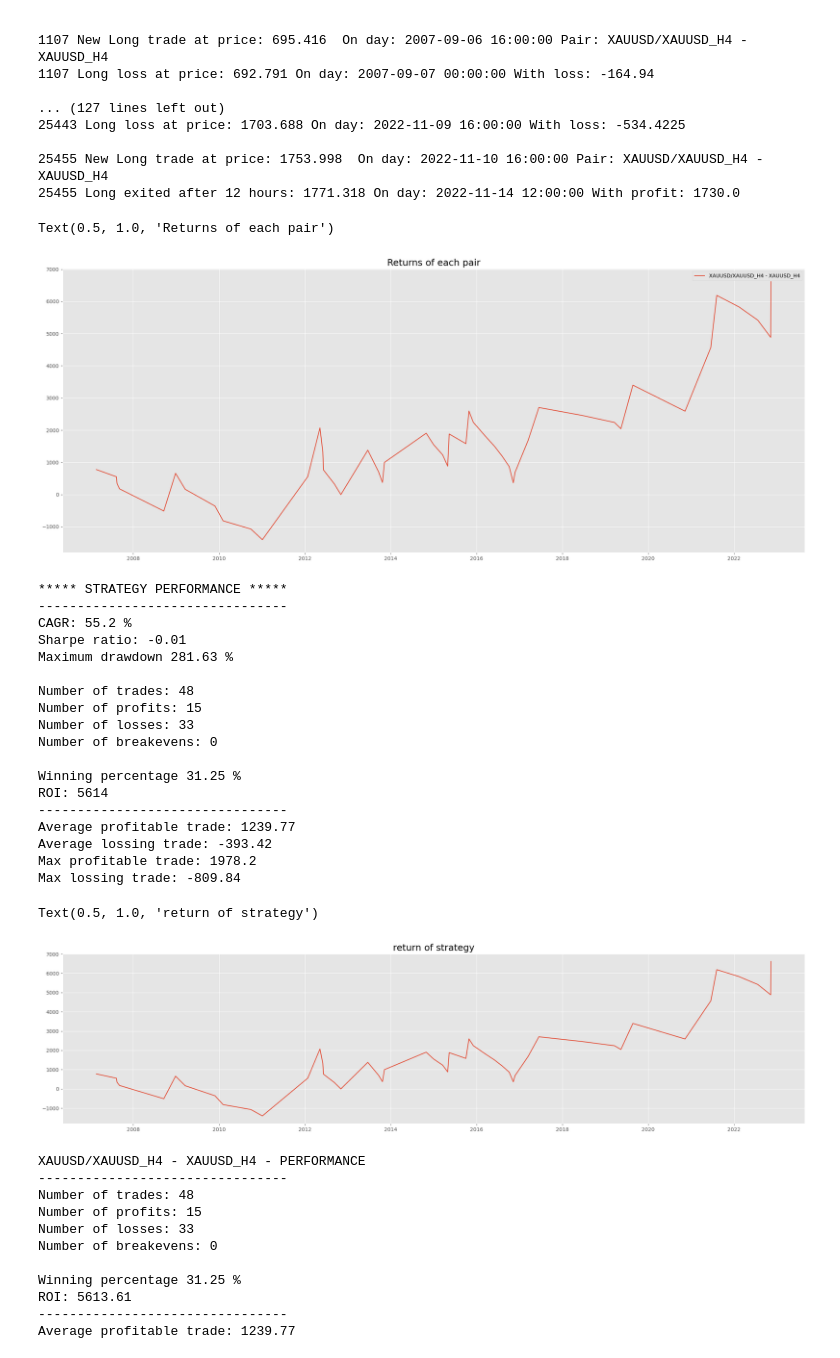
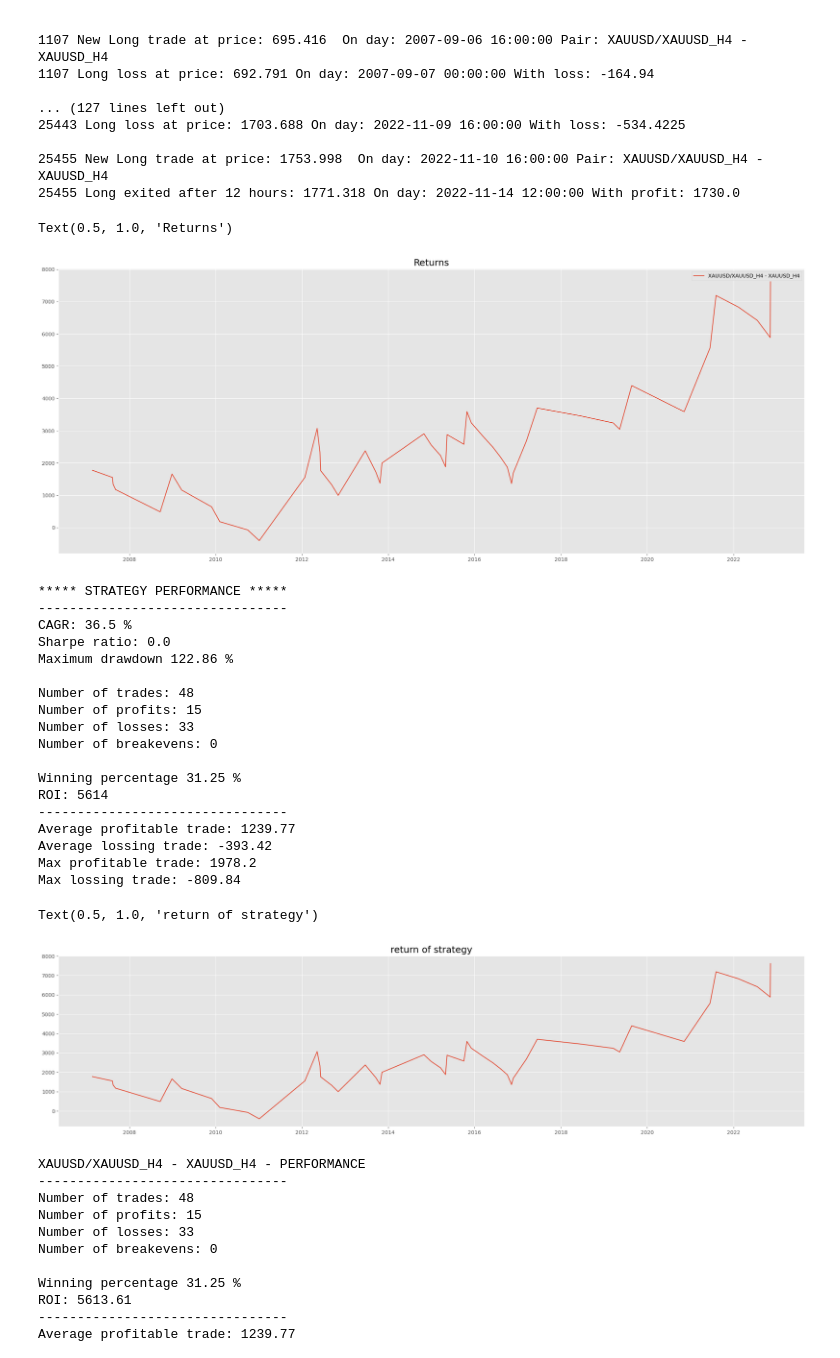
Before and after one commit to Kittipong91/XAUUSD_algorithmic_trading, a Jupyter notebook: backtest/Strategy+4+-Long+bar+with+small+wicks.ipynb/Strategy 4 -Long bar with small wicks.ipynb, the cells around one changed output. Cells and saved outputs as stored; diff of their text form; code cells hidden in the pictures.

```diff
--- a/backtest/Strategy+4+-Long+bar+with+small+wicks.ipynb/Strategy 4 -Long bar with small wicks.ipynb
+++ b/backtest/Strategy+4+-Long+bar+with+small+wicks.ipynb/Strategy 4 -Long bar with small wicks.ipynb
@@ -25,7 +25,7 @@ for pair in range(len(pairs_list)):
     df[pair] = pd.read_csv(PATH_DATA + SYMBOL['XAUUSD']['H4'] + '.csv', index_col='Time', parse_dates=True)
 # %%
 #Strategy parameters
-account_size = 1000
+account_size = 2000
 slippage = 2
 size = 1
 ATR_SL = 0.5
@@ -297,12 +297,12 @@ str_be = list(flatten(be_values))
 # %%
 plt.figure(figsize = (26, 10))
 for pair in range(len(pairs_list)):
     plt.plot(pairs_results[pair]['cum_res'], label = pairs_list[pair])
 plt.legend()
-plt.title('Returns of each pair', fontsize = 18)
+plt.title('Returns', fontsize = 18)
 # %% [output]
-Text(0.5, 1.0, 'Returns of each pair')
+Text(0.5, 1.0, 'Returns')
-[figure, old version]
+[figure, new version]
 # %%
 #Strategy performance
 print('***** STRATEGY PERFORMANCE *****')
@@ -328,9 +328,9 @@ plt.title('return of strategy', fontsize = 18)
 # %% [output]
 ***** STRATEGY PERFORMANCE *****
 --------------------------------
-CAGR: 55.2 %
-Sharpe ratio: -0.01
-Maximum drawdown 281.63 %
+CAGR: 36.5 %
+Sharpe ratio: 0.0
+Maximum drawdown 122.86 %
 
 Number of trades: 48
 Number of profits: 15
```
Also changed, not shown: 3 other files.
